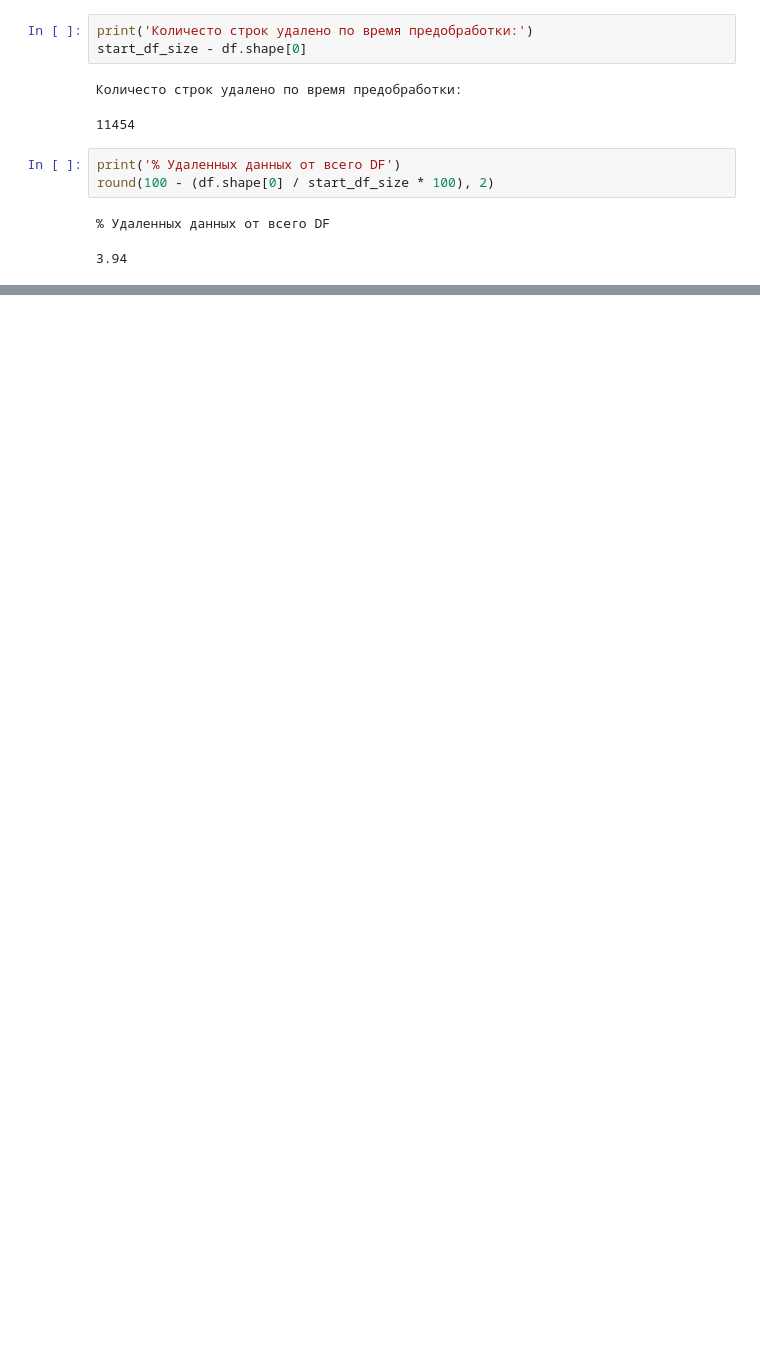
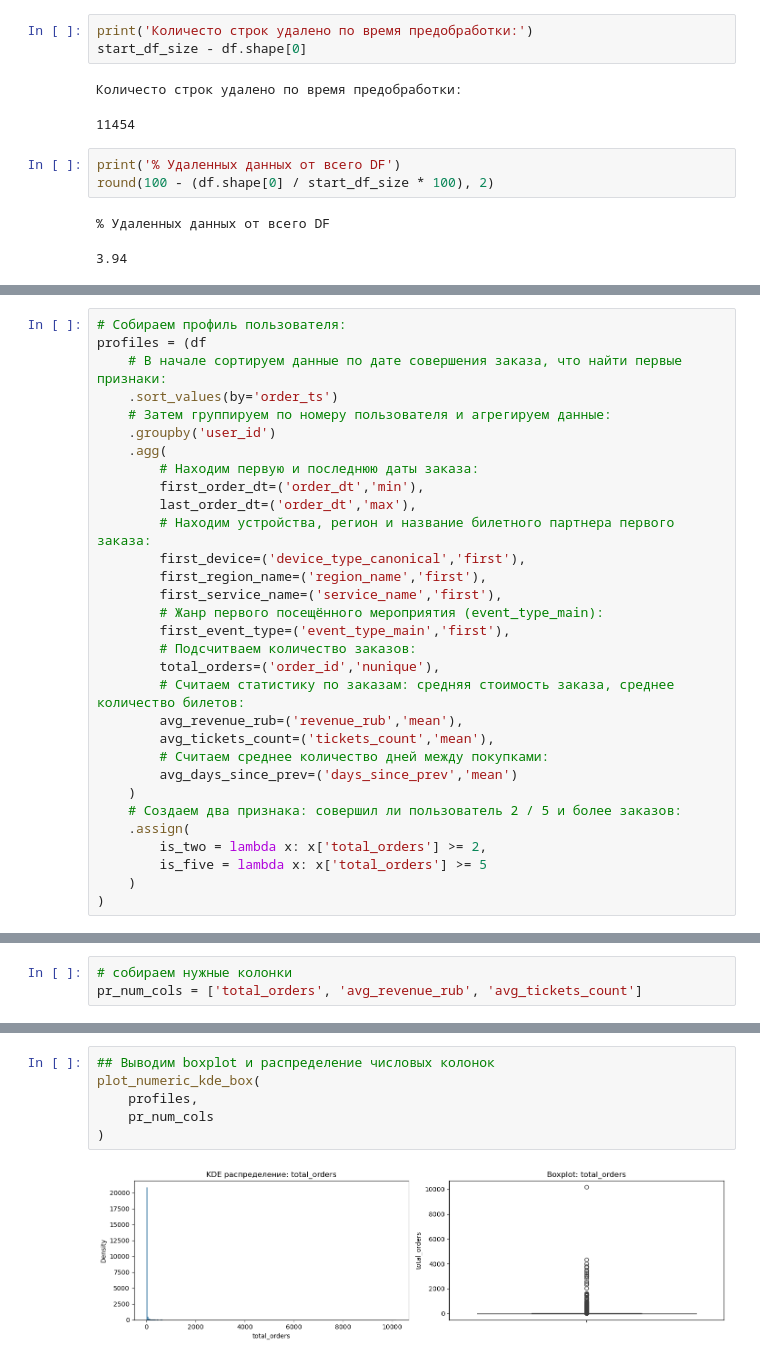
Before and after one commit to Beefeater84/yandex-practicum-data-scientist, a Jupyter notebook: sprint-12/notebooks/project.ipynb, the cells around one changed output, grey strips where cells are left out. Saved outputs shown, nothing was run; the diff lists cells and outputs as text; blank space fills up the shorter version.

```diff
--- a/sprint-12/notebooks/project.ipynb
+++ b/sprint-12/notebooks/project.ipynb
@@ -724,0 +740,31 @@ round(100 - (df.shape[0] / start_df_size * 100), 2)
+# %%
+# Собираем профиль пользователя:
+profiles = (df
+    # В начале сортируем данные по дате совершения заказа, что найти первые признаки:
+    .sort_values(by='order_ts')
+    # Затем группируем по номеру пользователя и агрегируем данные:
+    .groupby('user_id')
+    .agg(
+        # Находим первую и последнюю даты заказа:
+        first_order_dt=('order_dt','min'),
+        last_order_dt=('order_dt','max'),
+        # Находим устройства, регион и название билетного партнера первого заказа:
+        first_device=('device_type_canonical','first'),
+        first_region_name=('region_name','first'),
+        first_service_name=('service_name','first'),
+        # Жанр первого посещённого мероприятия (event_type_main):
+        first_event_type=('event_type_main','first'),
+        # Подсчитваем количество заказов:
+        total_orders=('order_id','nunique'),
+        # Считаем статистику по заказам: средняя стоимость заказа, среднее количество билетов:
+        avg_revenue_rub=('revenue_rub','mean'),
+        avg_tickets_count=('tickets_count','mean'),
+        # Считаем среднее количество дней между покупками:
+        avg_days_since_prev=('days_since_prev','mean')
+    )
+    # Создаем два признака: совершил ли пользователь 2 / 5 и более заказов:
+    .assign(
+        is_two = lambda x: x['total_orders'] >= 2,
+        is_five = lambda x: x['total_orders'] >= 5
+    )
+)
@@ -724,0 +826,3 @@ round(100 - (df.shape[0] / start_df_size * 100), 2)
+# %%
+# собираем нужные колонки
+pr_num_cols = ['total_orders', 'avg_revenue_rub', 'avg_tickets_count']
@@ -724,0 +853,8 @@ round(100 - (df.shape[0] / start_df_size * 100), 2)
+# %%
+## Выводим boxplot и распределение числовых колонок
+plot_numeric_kde_box(
+    profiles,
+    pr_num_cols
+)
+# %% [output]
+[figure, added]
```
Also changed, not shown: parts of 29 cells of this notebook.
